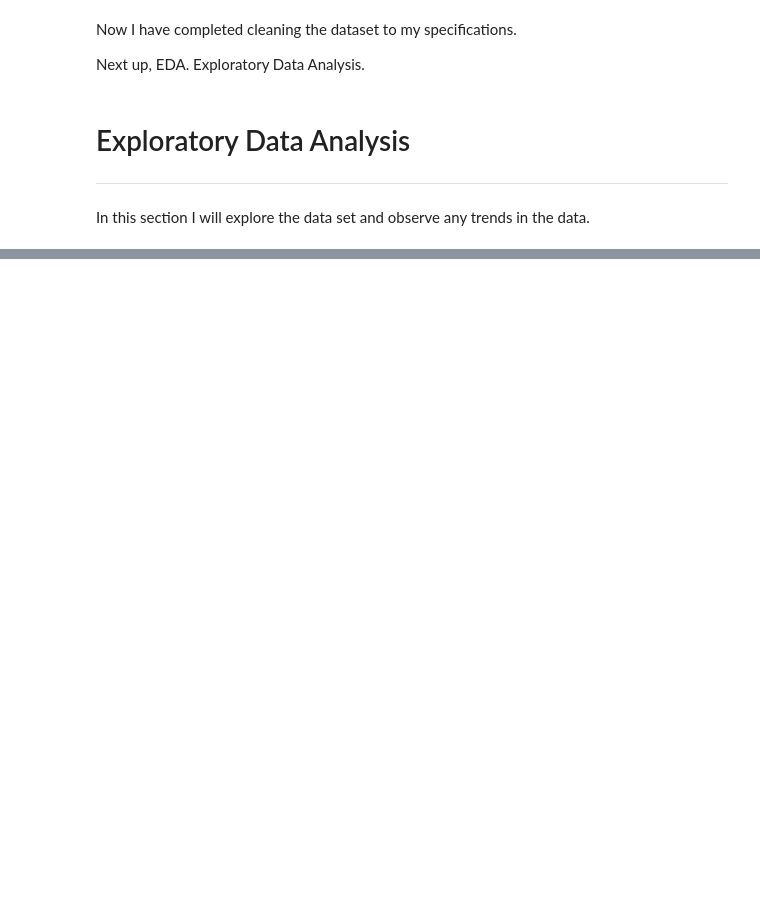
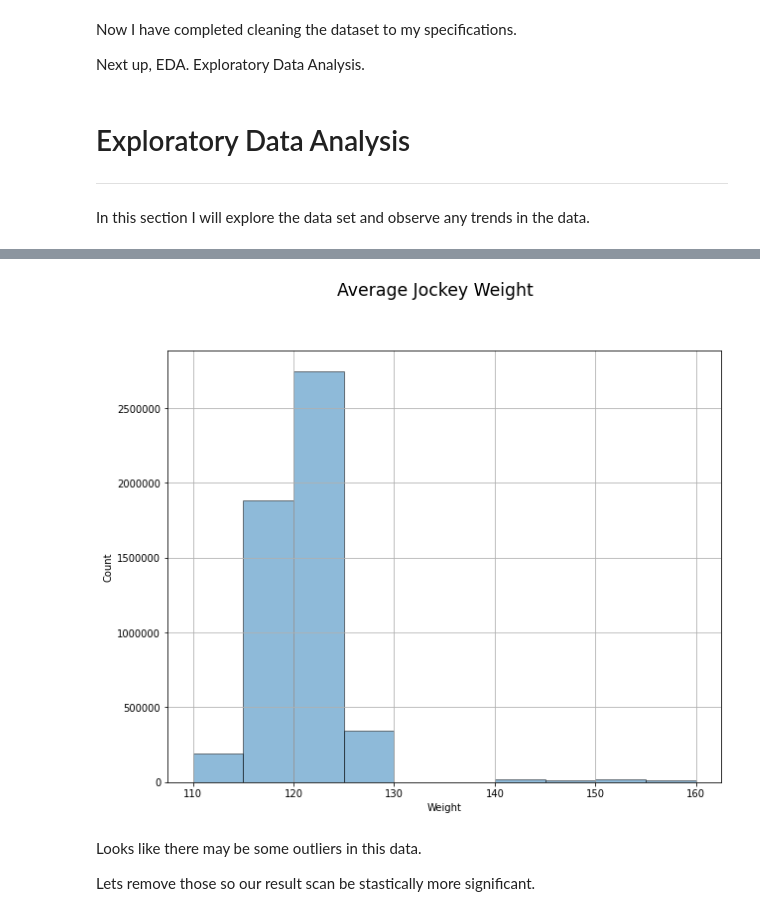
Before and after one commit to dtrade84/Big-Data-Derby-2022, a Jupyter notebook: big-data-derby-analysis.ipynb, the cells around one changed output, grey strips where cells are left out. Cells and saved outputs as stored; diff of their text form; code cells hidden in the pictures; blank space fills up the shorter version.

```diff
--- a/big-data-derby-analysis.ipynb
+++ b/big-data-derby-analysis.ipynb
@@ -246,0 +249,15 @@ df.hist(alpha=.5, rwidth=1, ec='black', figsize=(20,15));
+# %%
+# Plotting histogram for average jockey weight
+
+df.hist(column='weight_carried', alpha=.5, rwidth=1, ec='black', figsize=(10,8));
+plt.suptitle('Average Jockey Weight', x=0.5, y=1, fontsize='xx-large');
+plt.ticklabel_format(style='plain')
+plt.xlabel('Weight');
+plt.ylabel('Count');
+plt.title("");
+# %% [output]
+[figure, added]
+# %% [markdown]
+Looks like there may be some outliers in this data.
+
+Lets remove those so our result scan be stastically more significant.
```
Also changed, not shown: parts of 6 cells of this notebook.
